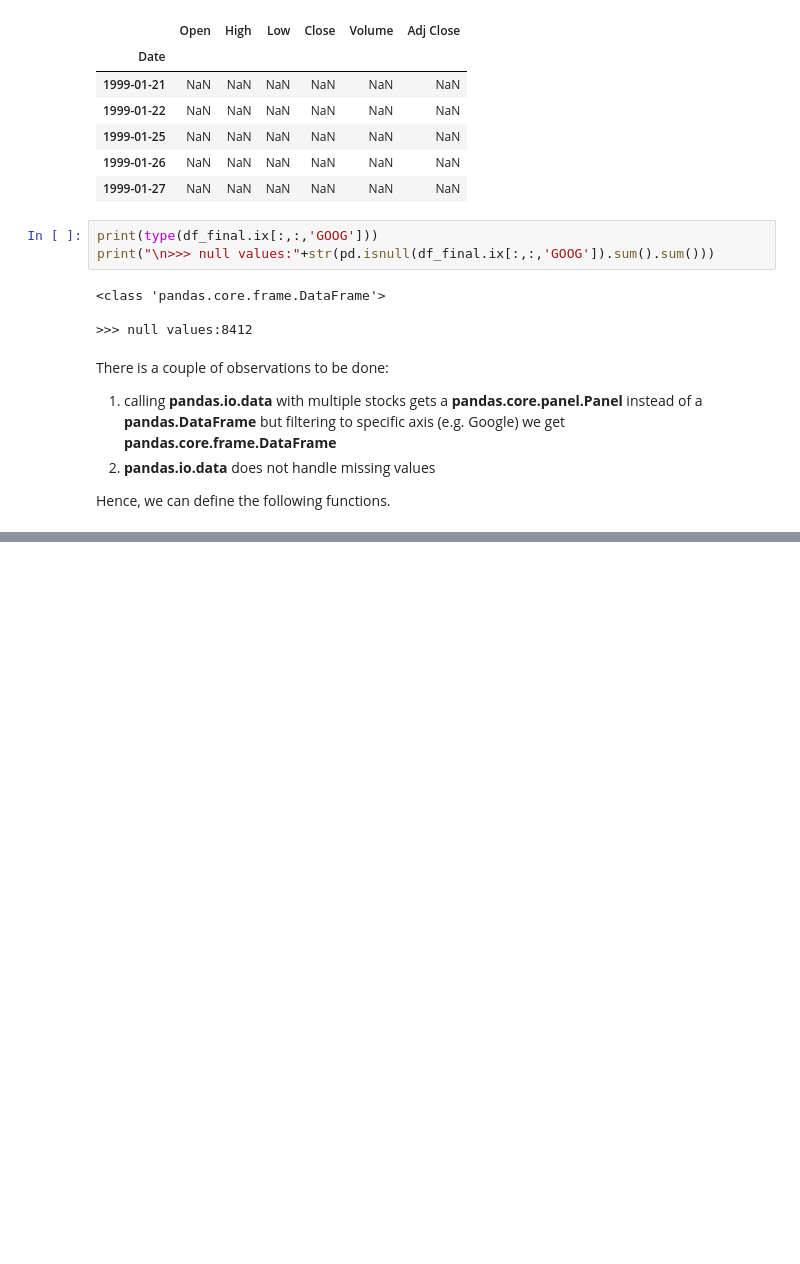
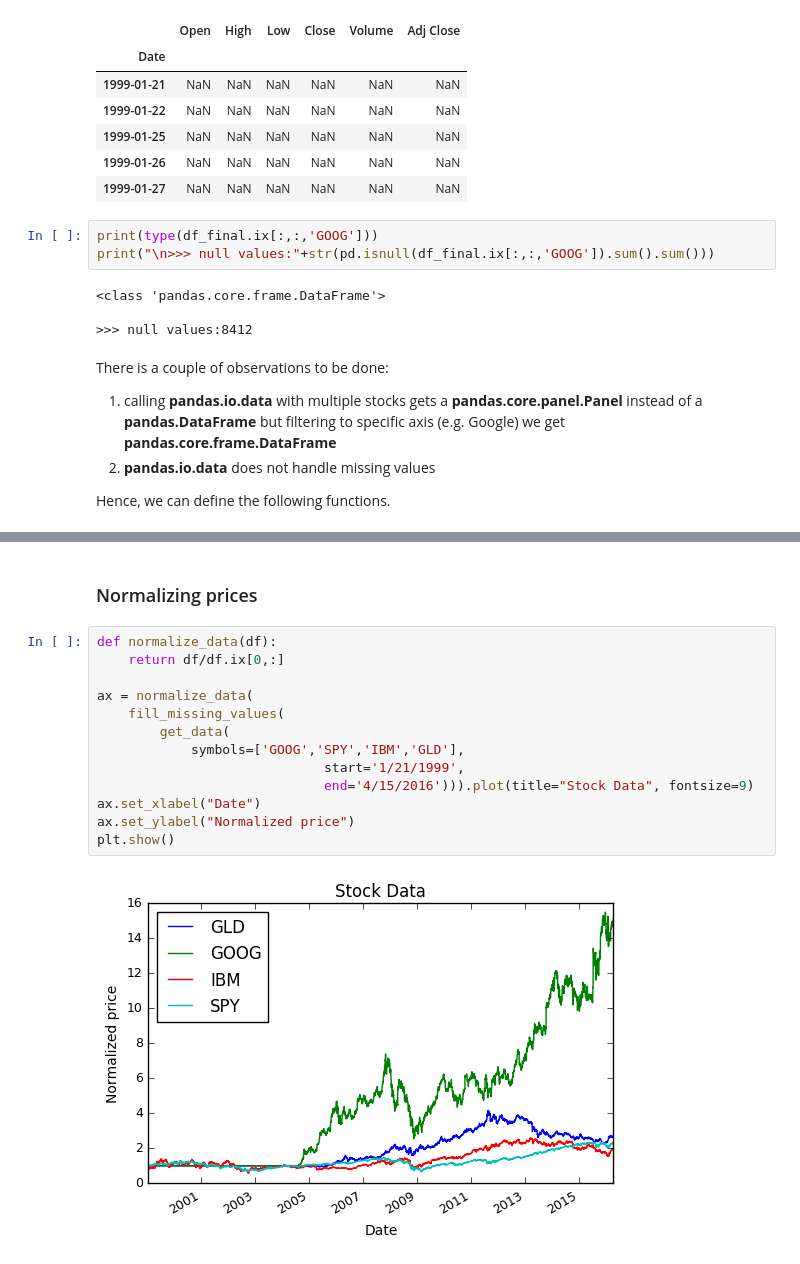
Before and after one commit to gtesei/python-for-finance-notes, a Jupyter notebook: basic_notes/warming_up.ipynb, the cells around one changed output, grey strips where cells are left out. Drawn from its saved outputs; the diff is of its cells as text; blank space fills up the shorter version.

Commit message:
cumulative returns

```diff
--- a/basic_notes/warming_up.ipynb
+++ b/basic_notes/warming_up.ipynb
@@ -225,0 +241,17 @@ plt.show()
+# %% [markdown]
+### Normalizing prices
+# %%
+def normalize_data(df):
+    return df/df.ix[0,:]
+
+ax = normalize_data(
+    fill_missing_values(
+        get_data(
+            symbols=['GOOG','SPY','IBM','GLD'],
+                             start='1/21/1999',
+                             end='4/15/2016'))).plot(title="Stock Data", fontsize=9)
+ax.set_xlabel("Date")
+ax.set_ylabel("Normalized price")
+plt.show()
+# %% [output]
+[figure, added]
```
Also changed, not shown: parts of 19 cells of this notebook.
